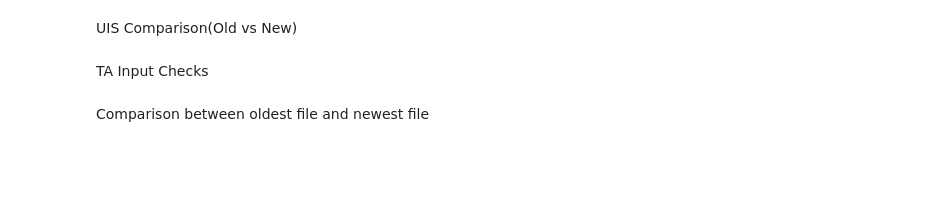
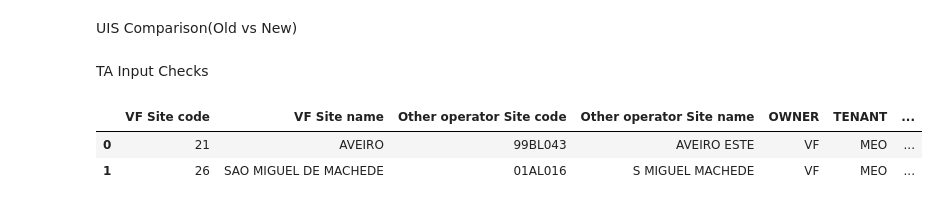
Before and after one commit to emerenan/xlsx_validation, a Jupyter notebook: pt_validations.ipynb, the cells around one changed output. Saved outputs shown, nothing was run; the diff lists cells and outputs as text; code cells hidden in the pictures; blank space fills up the shorter version.

```diff
--- a/pt_validations.ipynb
+++ b/pt_validations.ipynb
@@ -691,32 +697,44 @@ TA Input Checks
 # Lendo o Ficheiro de input
 path='/content/Vantage Towers_PT TowerDB Jun21_20210720.xlsx'
 #test = '/content/teste_dates.xlsx'
 sheet_ta = 'Tenant Agreements'
 skiprows_ta = 13
 skipcol = 1
-ta = read_files(path, sheet_ta, skiprows_ta, skipcol, "VF Site code")
+ta = pd.read_excel(path, sheet_name = sheet_ta, skiprows=13)
+ta = ta.iloc[:, 1:]
 ta_output_cols = ["VF Site code","VF Site name","Other operator Site code","Other operator Site name",\
                     "OWNER","TENANT","Tenant classification","Type of sharing",'Annual Hosting Fee (in €)',\
                     "M1","M2","M3","M4","M5","M6","M7","M8","M9","M10","M11","M12","Annual Energy Fee (€)",\
                     "Annual Maintenance Fee (€)","Annual Other Services Fee (€)","Total Annual Fee (€)","Authorisation Date",\
                     "Fee Starting Date","Fee Expiring Date","Renewal Option","Expiring date after renewal","Termination Date",\
                     "Terms of payments","Payment type","Index","Indexation Driver","Percentage","VAT Subject","Percentage (VAT)",\
                     "Inputs from filling responsible","Tenancy duration until expiring date (in years)","Sharing In Scope","CONTINENT"]
 
 ta['Tenancy duration until expiring date (in years)'] = ['' for i in range(ta.shape[0])]
 ta["CONTINENT"] = ['' for i in range(ta.shape[0])]
 ta = ta[ta_output_cols]
 
 dates_tw = ['Authorisation Date', 'Fee Starting Date', 'Fee Expiring Date']
 for i in dates_tw:
     ta[i] = [date_obj.strftime("%d/%m/%Y") if not pd.isnull(date_obj) else '' for date_obj in ta[i]]
 
 for i in ["VF Site name", "Other operator Site name"]:
     ta[i] = ta[i].fillna('')
     ta[i] = ta[i].apply(unidecode)
 
-ta = ta.replace(['N/A', 'n/a',"0", '-', '_',' ', np.nan,'nan'], '')
+ta_bills = ["TENANT", "Tenant classification", "Sharing In Scope"]
+for i in ta_bills:
+    ta[i] = ta[i].replace(['N/A', 'n/a',"0", '-', '_',' ', np.nan,'nan'], '')
+
+for i in ["VF Site name", "Other operator Site name"]:
+    ta[i] = ta[i].fillna('')
+    ta[i] = ta[i].apply(unidecode)
+
 ta = ta.fillna('')
 
 ta.to_csv('/content/TA_Input_Portugal_20210831.csv',encoding='windows-1252', index=False)
 ta.head(2)
+# %% [output]
+|  | VF Site code | VF Site name | Other operator Site code | Other operator Site name | OWNER | TENANT | ... |
+| 0 | 21 | AVEIRO | 99BL043 | AVEIRO ESTE | VF | MEO | ... |
+| 1 | 26 | SAO MIGUEL DE MACHEDE | 01AL016 | S MIGUEL MACHEDE | VF | MEO | ... |
@@ -733,2 +740,0 @@ df_ta_dates
-# %% [markdown]
-Comparison between oldest file and newest file
```
Also changed, not shown: parts of 8 cells of this notebook.
